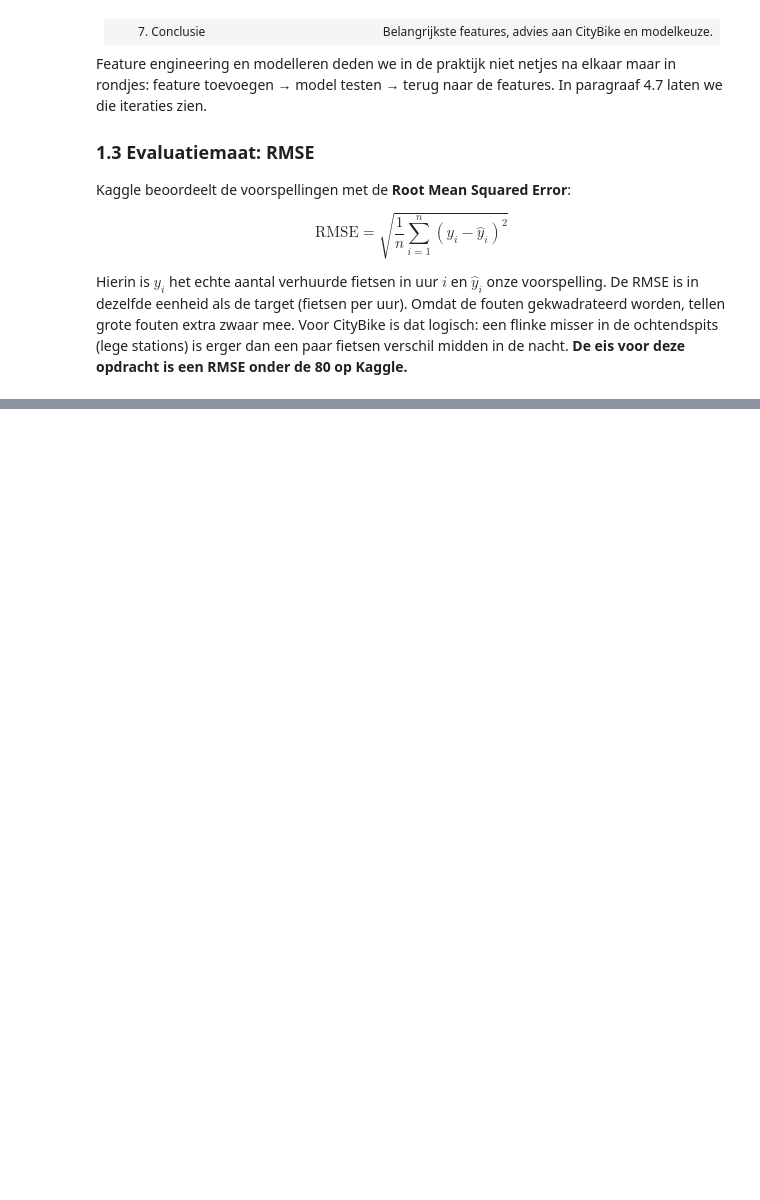
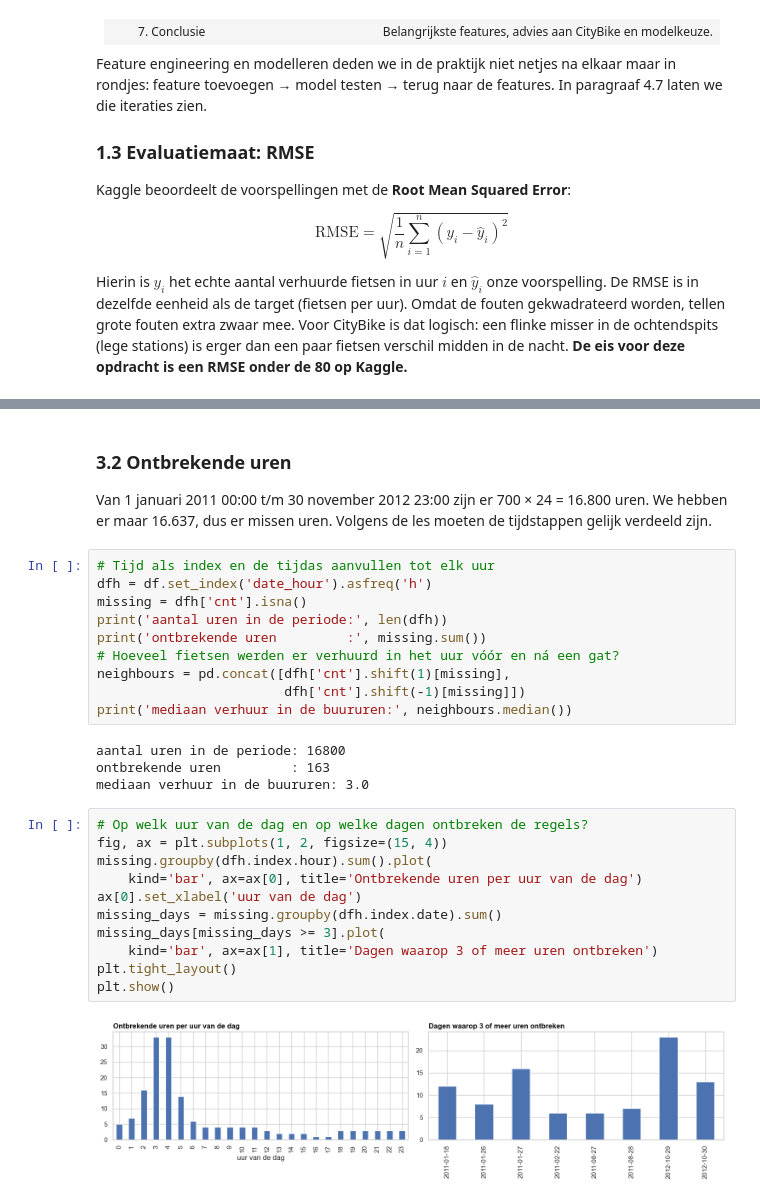
Before and after one commit to AlishaSR2k5/verhuuraantallen-voorspellen, a Jupyter notebook: notebook.ipynb, the cells around one changed output, grey strips where cells are left out. Cells and saved outputs as stored; diff of their text form; blank space fills up the shorter version.

```diff
--- a/notebook.ipynb
+++ b/notebook.ipynb
@@ -242,0 +237,33 @@ set_plot_style()
+# %% [markdown]
+### 3.2 Ontbrekende uren
+
+Van 1 januari 2011 00:00 t/m 30 november 2012 23:00 zijn er 700 × 24 = 16.800
+uren. We hebben er maar 16.637, dus er missen uren. Volgens de les moeten de
+tijdstappen gelijk verdeeld zijn.
+# %%
+# Tijd als index en de tijdas aanvullen tot elk uur
+dfh = df.set_index('date_hour').asfreq('h')
+missing = dfh['cnt'].isna()
+print('aantal uren in de periode:', len(dfh))
+print('ontbrekende uren         :', missing.sum())
+# Hoeveel fietsen werden er verhuurd in het uur vóór en ná een gat?
+neighbours = pd.concat([dfh['cnt'].shift(1)[missing],
+                        dfh['cnt'].shift(-1)[missing]])
+print('mediaan verhuur in de buururen:', neighbours.median())
+# %% [output]
+aantal uren in de periode: 16800
+ontbrekende uren         : 163
+mediaan verhuur in de buururen: 3.0
+# %%
+# Op welk uur van de dag en op welke dagen ontbreken de regels?
+fig, ax = plt.subplots(1, 2, figsize=(15, 4))
+missing.groupby(dfh.index.hour).sum().plot(
+    kind='bar', ax=ax[0], title='Ontbrekende uren per uur van de dag')
+ax[0].set_xlabel('uur van de dag')
+missing_days = missing.groupby(dfh.index.date).sum()
+missing_days[missing_days >= 3].plot(
+    kind='bar', ax=ax[1], title='Dagen waarop 3 of meer uren ontbreken')
+plt.tight_layout()
+plt.show()
+# %% [output]
+[figure, added]
```
Also changed, not shown: parts of 43 cells of this notebook.
